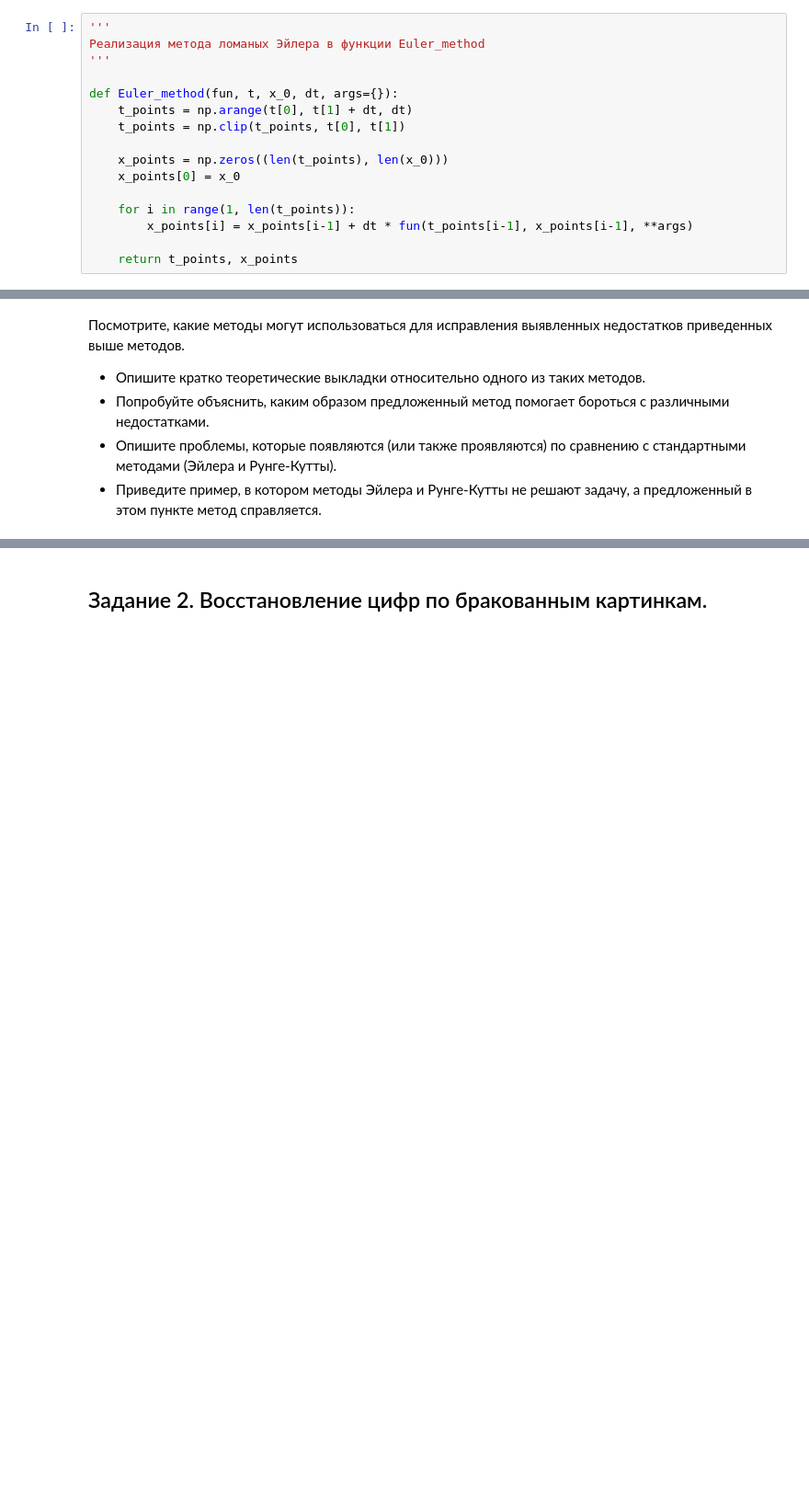
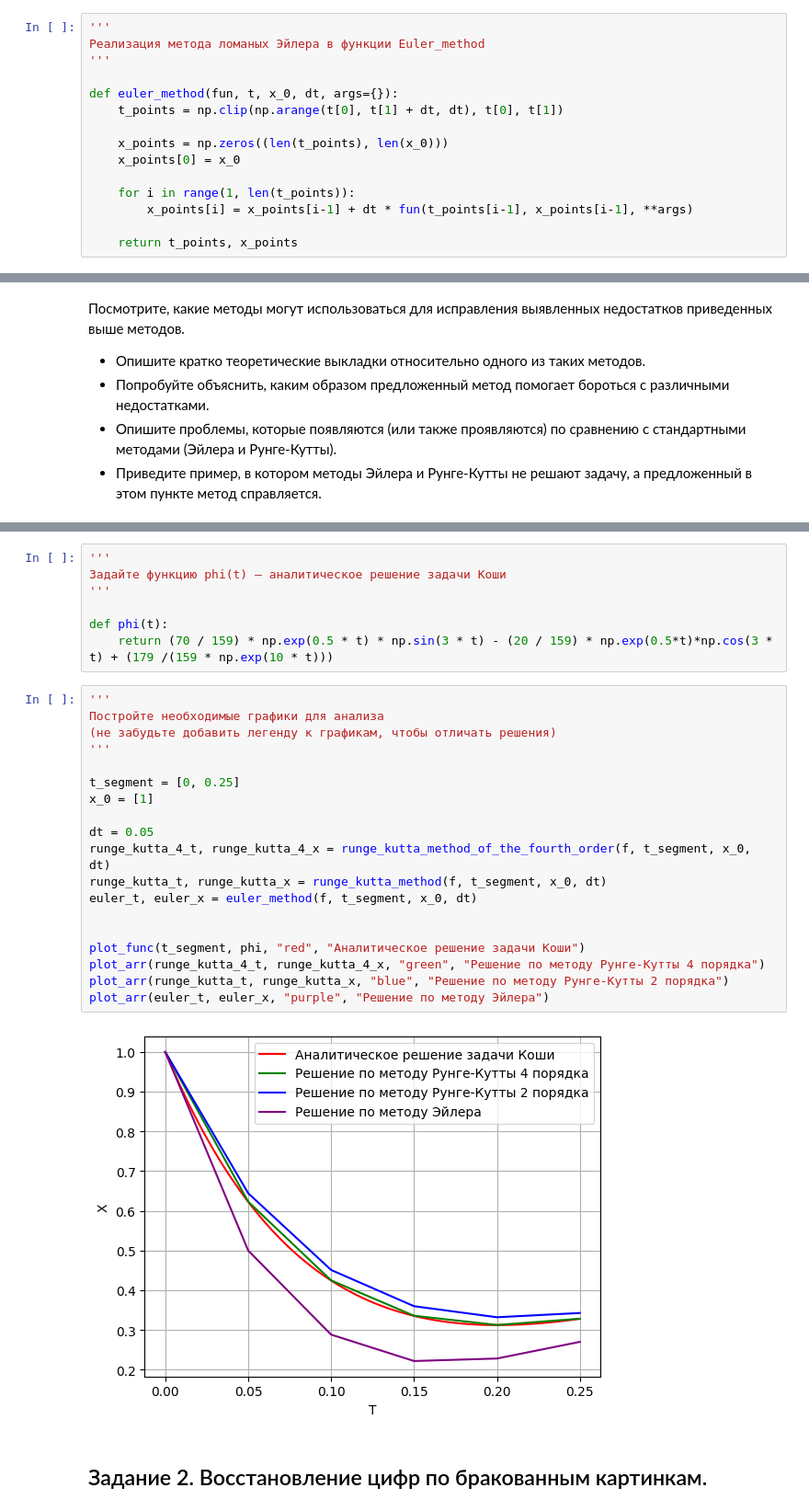
Before and after one commit to dimassolovev/differential-equations, a Jupyter notebook: lab_1.ipynb, the cells around one changed output, grey strips where cells are left out. Shown at 92% size. Drawn from its saved outputs; the diff is of its cells as text; blank space fills up the shorter version.

```diff
--- a/lab_1.ipynb
+++ b/lab_1.ipynb
@@ -90,9 +90,8 @@ $$
 Реализация метода ломаных Эйлера в функции Euler_method
 '''
 
-def Euler_method(fun, t, x_0, dt, args={}):
-    t_points = np.arange(t[0], t[1] + dt, dt)
-    t_points = np.clip(t_points, t[0], t[1])
+def euler_method(fun, t, x_0, dt, args={}):
+    t_points = np.clip(np.arange(t[0], t[1] + dt, dt), t[0], t[1])
 
     x_points = np.zeros((len(t_points), len(x_0)))
     x_points[0] = x_0
@@ -843,3 +912,31 @@ plot_arr(runge_kutta_t, runge_kutta_x, "green", "Решение по метод
+# %%
+'''
+Задайте функцию phi(t) — аналитическое решение задачи Коши
+'''
+
+def phi(t):
+    return (70 / 159) * np.exp(0.5 * t) * np.sin(3 * t) - (20 / 159) * np.exp(0.5*t)*np.cos(3 * t) + (179 /(159 * np.exp(10 * t)))
+# %%
+'''
+Постройте необходимые графики для анализа
+(не забудьте добавить легенду к графикам, чтобы отличать решения)
+'''
+
+t_segment = [0, 0.25]
+x_0 = [1]
+
+dt = 0.05
+runge_kutta_4_t, runge_kutta_4_x = runge_kutta_method_of_the_fourth_order(f, t_segment, x_0, dt)
+runge_kutta_t, runge_kutta_x = runge_kutta_method(f, t_segment, x_0, dt)
+euler_t, euler_x = euler_method(f, t_segment, x_0, dt)
+
+
+plot_func(t_segment, phi, "red", "Aналитическое решение задачи Коши")
+plot_arr(runge_kutta_4_t, runge_kutta_4_x, "green", "Решение по методу Рунге-Кутты 4 порядка")
+plot_arr(runge_kutta_t, runge_kutta_x, "blue", "Решение по методу Рунге-Кутты 2 порядка")
+plot_arr(euler_t, euler_x, "purple", "Решение по методу Эйлера")
+# %% [output]
+[figure, added]
 # %% [markdown]
 ## Задание 2. Восстановление цифр по бракованным картинкам.
 # %% [markdown]
```
Also changed, not shown: parts of 21 cells of this notebook.
